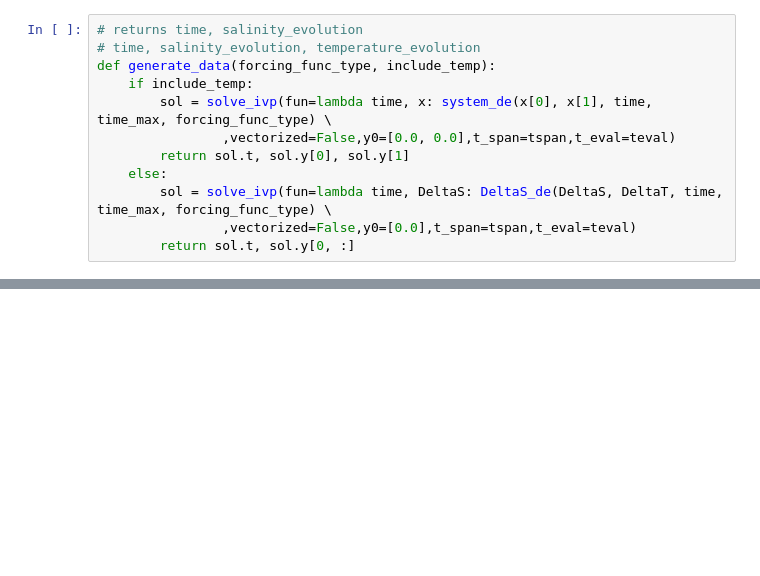
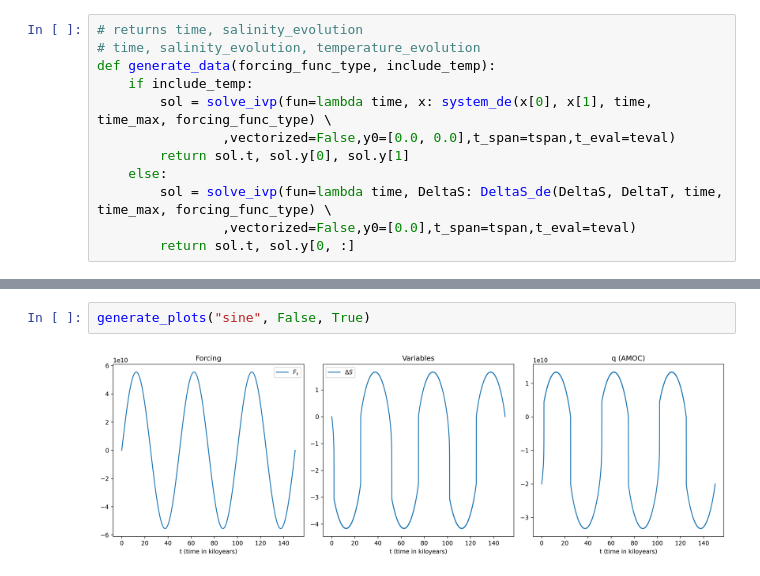
Before and after one commit to CompClimate/AMOC_XAI, a Jupyter notebook: generate_stommel_data.ipynb, the cells around one changed output, grey strips where cells are left out. Saved outputs shown, nothing was run; the diff lists cells and outputs as text; blank space fills up the shorter version.

```diff
--- a/generate_stommel_data.ipynb
+++ b/generate_stommel_data.ipynb
@@ -144,0 +160,4 @@ generate_plots("sine", True)
+# %%
+generate_plots("sine", False, True)
+# %% [output]
+[figure, added]
```
Also changed, not shown: parts of 13 cells of this notebook.
